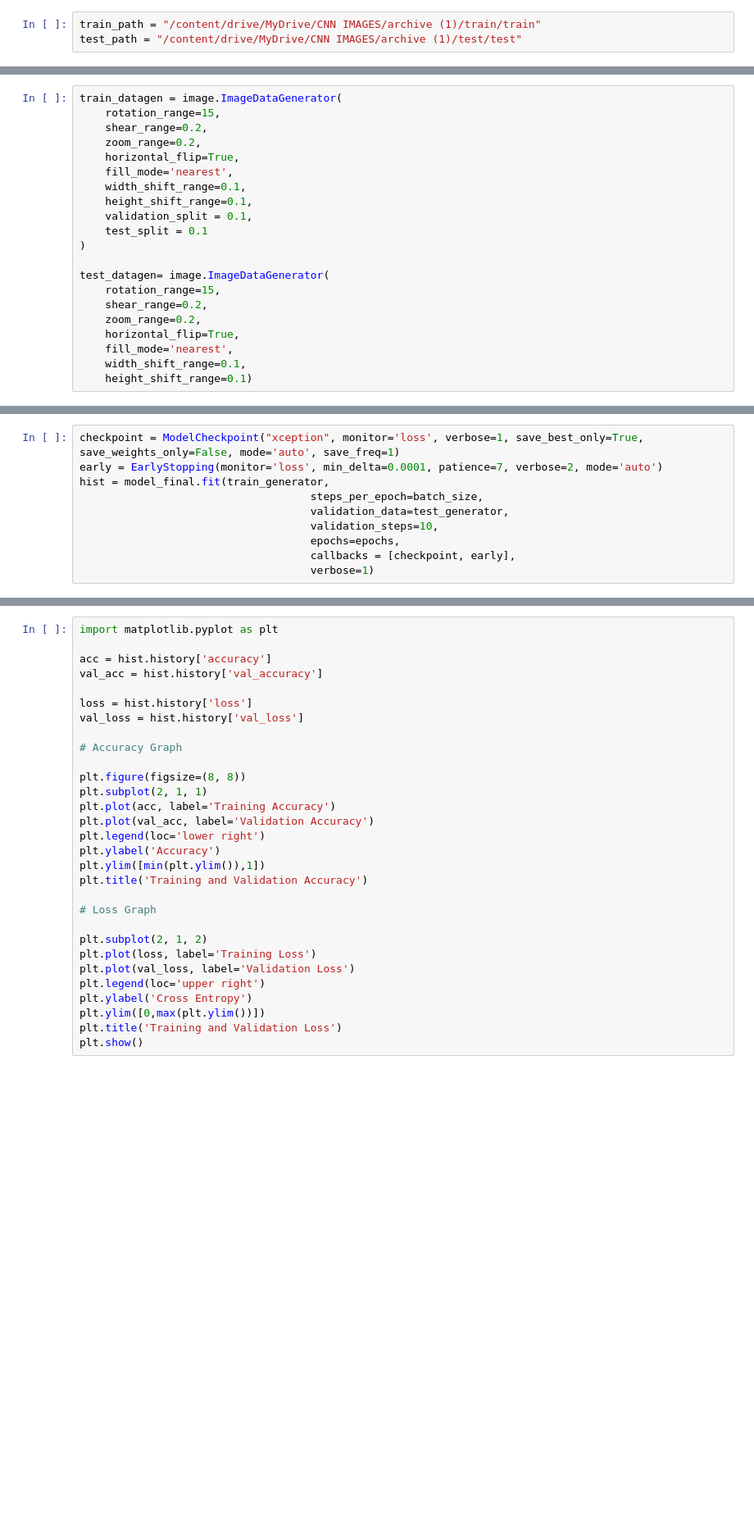
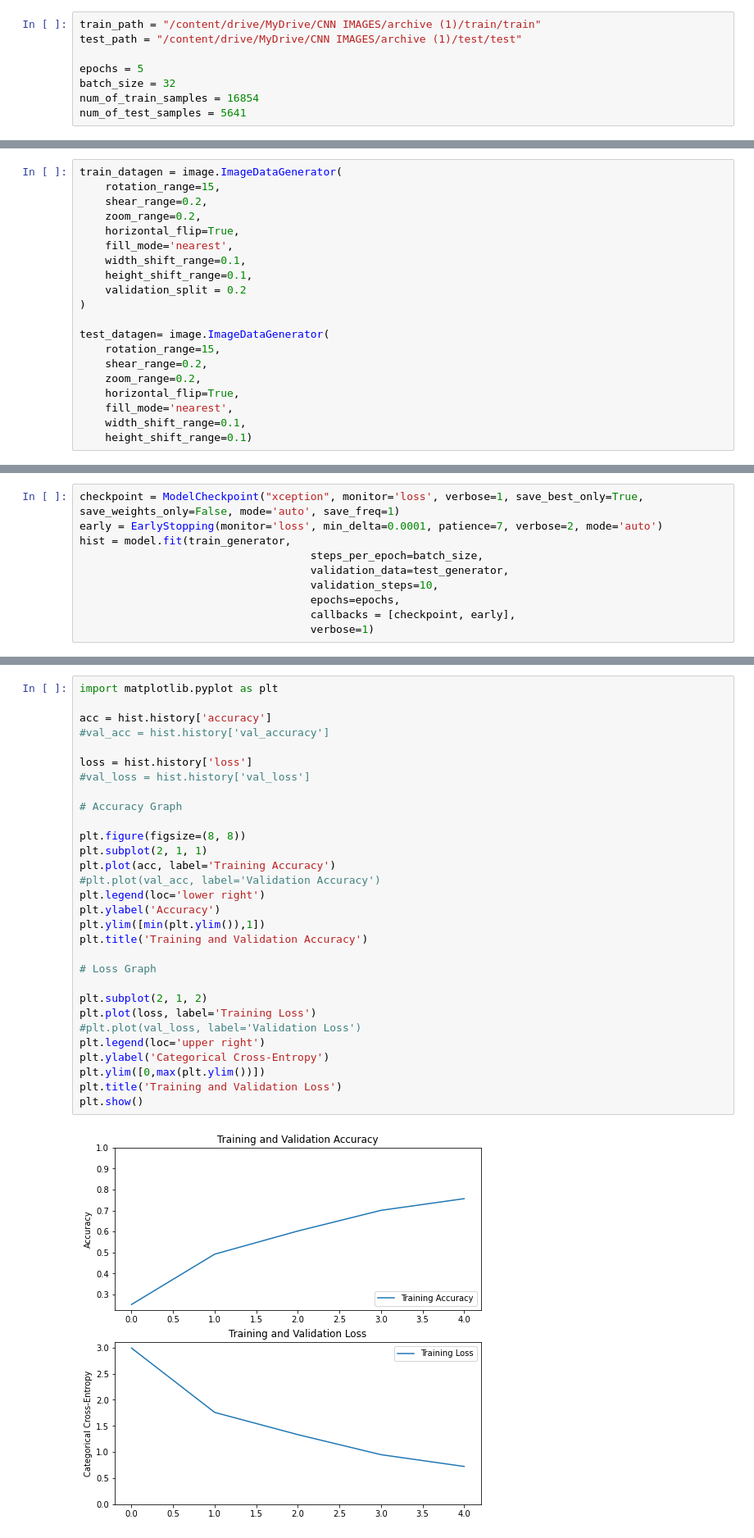
Before and after one commit to mary-ts/Neural-Computing, a Jupyter notebook: CS4287_Assign2_19248547_19256434_19232845.ipynb, the cells around one changed output, grey strips where cells are left out. Shown at 82% size. Cells and saved outputs as stored; diff of their text form; blank space fills up the shorter version.

```diff
--- a/CS4287_Assign2_19248547_19256434_19232845.ipynb
+++ b/CS4287_Assign2_19248547_19256434_19232845.ipynb
@@ -20,6 +22,11 @@ from keras.callbacks import ModelCheckpoint, EarlyStopping
 # %%
 train_path = "/content/drive/MyDrive/CNN IMAGES/archive (1)/train/train"
 test_path = "/content/drive/MyDrive/CNN IMAGES/archive (1)/test/test"
+
+epochs = 5
+batch_size = 32
+num_of_train_samples = 16854
+num_of_test_samples = 5641
 # %%
 import os
 from matplotlib import pyplot
@@ -46,8 +55,7 @@ train_datagen = image.ImageDataGenerator(
     fill_mode='nearest',
     width_shift_range=0.1,
     height_shift_range=0.1,
-    validation_split = 0.1,
-    test_split = 0.1
+    validation_split = 0.2
 )
 
 test_datagen= image.ImageDataGenerator(
@@ -93,7 +124,7 @@ model.summary()
 # %%
 checkpoint = ModelCheckpoint("xception", monitor='loss', verbose=1, save_best_only=True, save_weights_only=False, mode='auto', save_freq=1)
 early = EarlyStopping(monitor='loss', min_delta=0.0001, patience=7, verbose=2, mode='auto')
-hist = model_final.fit(train_generator,
+hist = model.fit(train_generator,
                                     steps_per_epoch=batch_size,
                                     validation_data=test_generator,
                                     validation_steps=10,
@@ -103,33 +166,35 @@ hist = model_final.fit(train_generator,
 # %%
 import matplotlib.pyplot as plt
 
 acc = hist.history['accuracy']
-val_acc = hist.history['val_accuracy']
+#val_acc = hist.history['val_accuracy']
 
 loss = hist.history['loss']
-val_loss = hist.history['val_loss']
+#val_loss = hist.history['val_loss']
 
 # Accuracy Graph
 
 plt.figure(figsize=(8, 8))
 plt.subplot(2, 1, 1)
 plt.plot(acc, label='Training Accuracy')
-plt.plot(val_acc, label='Validation Accuracy')
+#plt.plot(val_acc, label='Validation Accuracy')
 plt.legend(loc='lower right')
 plt.ylabel('Accuracy')
 plt.ylim([min(plt.ylim()),1])
 plt.title('Training and Validation Accuracy')
 
 # Loss Graph
 
 plt.subplot(2, 1, 2)
 plt.plot(loss, label='Training Loss')
-plt.plot(val_loss, label='Validation Loss')
+#plt.plot(val_loss, label='Validation Loss')
 plt.legend(loc='upper right')
-plt.ylabel('Cross Entropy')
+plt.ylabel('Categorical Cross-Entropy')
 plt.ylim([0,max(plt.ylim())])
 plt.title('Training and Validation Loss')
 plt.show()
+# %% [output]
+[figure, added]
 # %%
 import numpy as np
 import tensorflow as tf
```
Also changed, not shown: parts of 7 cells of this notebook.
